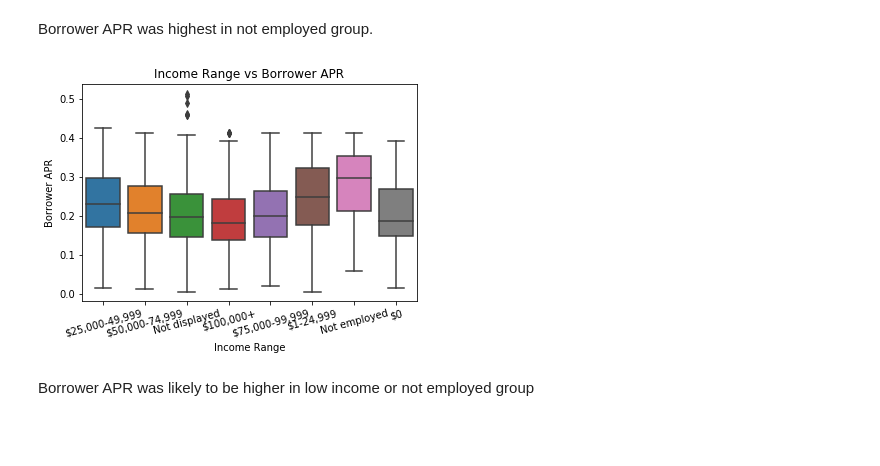
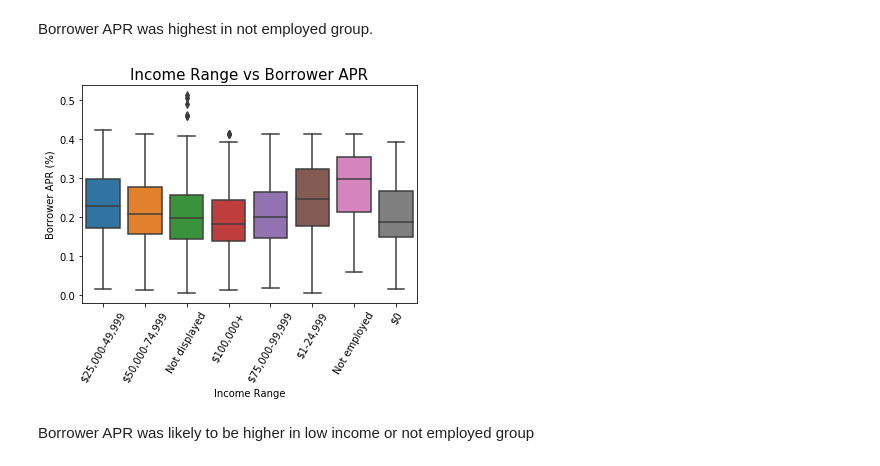
Before and after one commit to Annie189/Prosper-Loan, a Jupyter notebook: PROSPER LOAN _ PART 1.ipynb, the cells around one changed output. Drawn from its saved outputs; the diff is of its cells as text; code cells hidden in the pictures; blank space fills up the shorter version.

```diff
--- a/PROSPER LOAN _ PART 1.ipynb
+++ b/PROSPER LOAN _ PART 1.ipynb
@@ -440,13 +442,13 @@ Borrower APR was highest in not employed group.
 # %%
 sns.boxplot(data = Loan_data, y = 'BorrowerAPR',
             x = 'IncomeRange');
 
 plt.xlabel('Income Range')
-plt.ylabel('Borrower APR')
-plt.title('Income Range vs Borrower APR');
-plt.xticks(rotation = 15);
+plt.ylabel('Borrower APR (%)')
+plt.title('Income Range vs Borrower APR', size = 15);
+plt.xticks(rotation = 60);
 # %% [output]
-[figure, old version]
+[figure, new version]
 # %% [markdown]
 Borrower APR was likely to be higher in low income or not employed group
 # %% [markdown]
```
Also changed, not shown: parts of 22 cells of this notebook, 1 other file.
